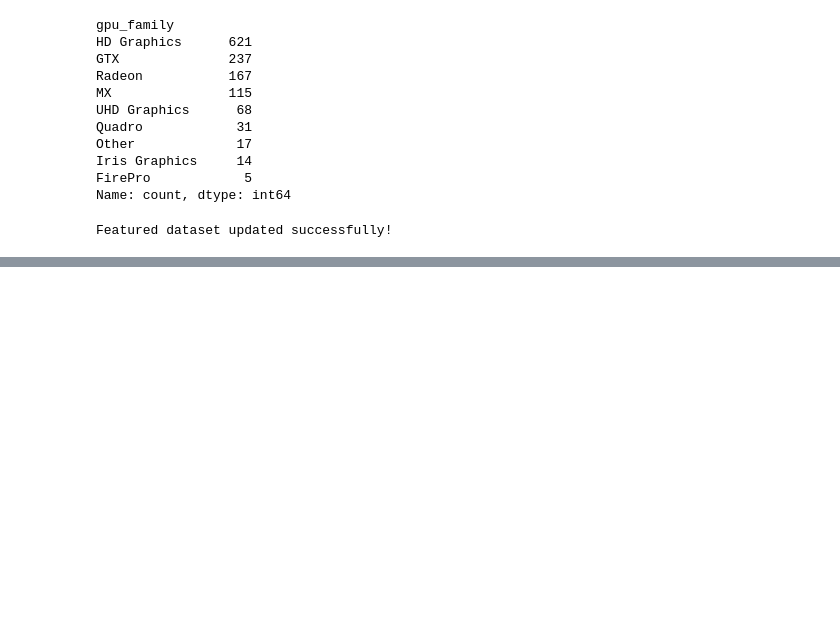
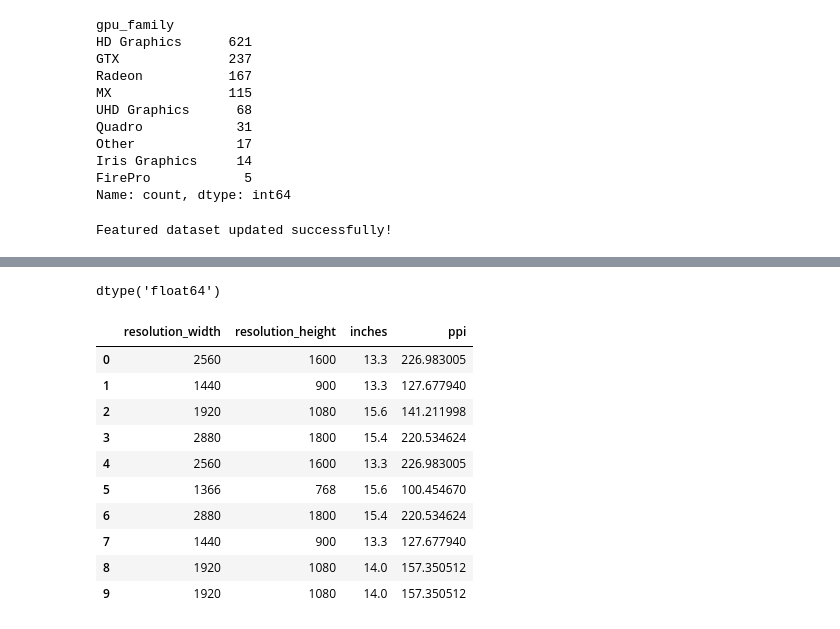
Before and after one commit to alisolei9/laptop-price-prediction, a Jupyter notebook: notebooks/03_feature_engineering.ipynb, the cells around one changed output, grey strips where cells are left out. Saved outputs shown, nothing was run; the diff lists cells and outputs as text; code cells hidden in the pictures; blank space fills up the shorter version.

```diff
--- a/notebooks/03_feature_engineering.ipynb
+++ b/notebooks/03_feature_engineering.ipynb
@@ -998,0 +1025,32 @@ Featured dataset updated successfully!
+# %%
+df["weight"].dtype
+# %% [output]
+dtype('float64')
+# %%
+pixel_diagonal = np.sqrt(
+    df["resolution_width"] ** 2 +
+    df["resolution_height"] ** 2
+)
+# %%
+df["ppi"] = pixel_diagonal / df["inches"]
+# %%
+df[
+    [
+        "resolution_width",
+        "resolution_height",
+        "inches",
+        "ppi"
+    ]
+].head(10)
+# %% [output]
+|  | resolution_width | resolution_height | inches | ppi |
+| 0 | 2560 | 1600 | 13.3 | 226.983005 |
+| 1 | 1440 | 900 | 13.3 | 127.677940 |
+| 2 | 1920 | 1080 | 15.6 | 141.211998 |
+| 3 | 2880 | 1800 | 15.4 | 220.534624 |
+| 4 | 2560 | 1600 | 13.3 | 226.983005 |
+| 5 | 1366 | 768 | 15.6 | 100.454670 |
+| 6 | 2880 | 1800 | 15.4 | 220.534624 |
+| 7 | 1440 | 900 | 13.3 | 127.677940 |
+| 8 | 1920 | 1080 | 14.0 | 157.350512 |
+| 9 | 1920 | 1080 | 14.0 | 157.350512 |
```
Also changed, not shown: parts of 15 cells of this notebook, 2 other files.
